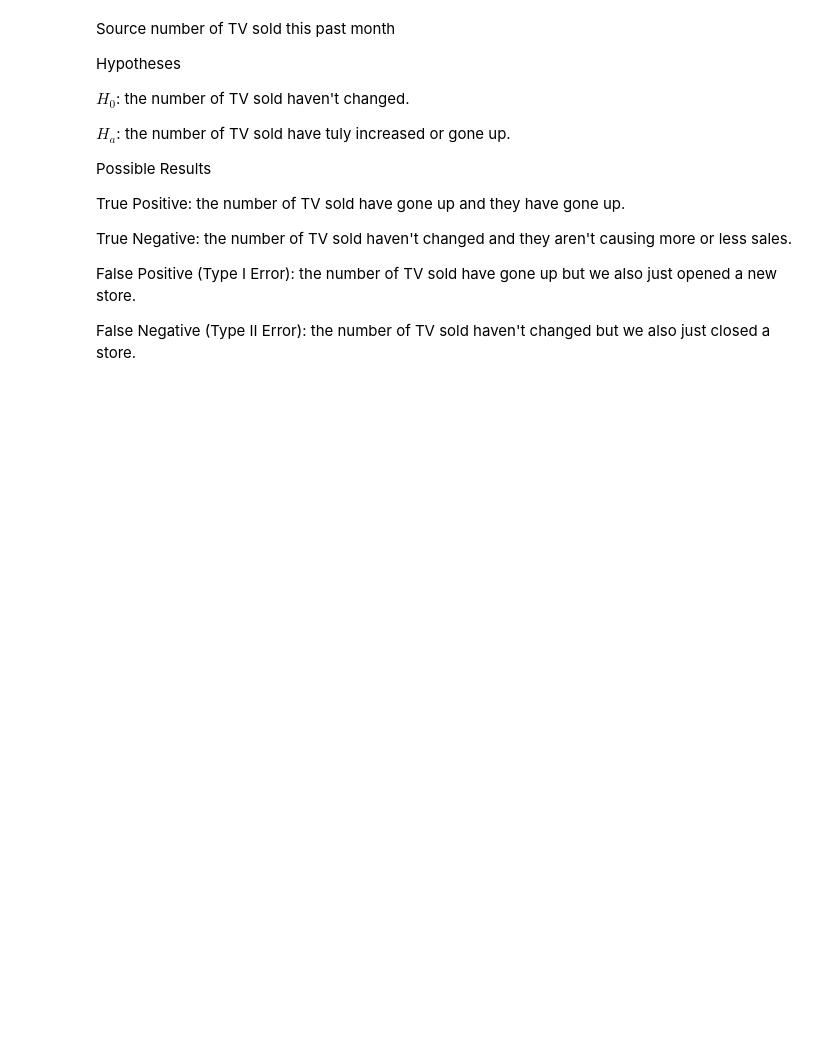
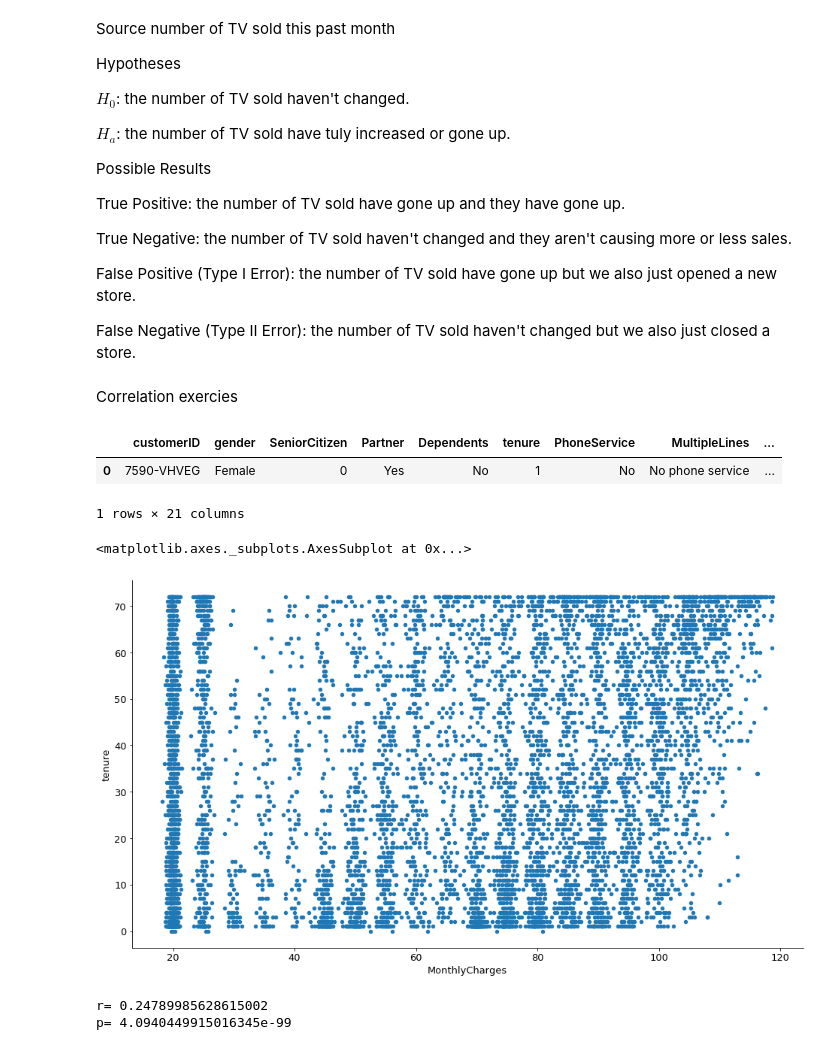
Before and after one commit to AI-Gomez/statistics-exercises, a Jupyter notebook: hypothesis_testing.ipynb, the cells around one changed output. Drawn from its saved outputs; the diff is of its cells as text; code cells hidden in the pictures; blank space fills up the shorter version.

```diff
--- a/hypothesis_testing.ipynb
+++ b/hypothesis_testing.ipynb
@@ -224,3 +224,34 @@ True Negative: the number of TV sold haven't changed and they aren't causing mor
 False Positive (Type I Error): the number of TV sold have gone up but we also just opened a new store.
 
 False Negative (Type II Error): the number of TV sold haven't changed but we also just closed a store.
+# %% [markdown]
+Correlation exercies
+# %%
+### Correlation Exercies
+#Use the telco_churn data. Does tenure correlate with monthly charges?
+#Total charges? What happens if you control for phone and internet service?
+from env import host, user, password
+def get_db_url(database, user=user, host=host, password=password):
+    return f'mysql+pymysql://{user}:{password}@{host}/{database}'
+
+df = pd.read_csv('/Users/cryptobandido/codeup-data-science/statistics-exercises/Cust_Churn_Telco.csv')
+df.head(1)
+# %% [output]
+|  | customerID | gender | SeniorCitizen | Partner | Dependents | tenure | PhoneService | MultipleLines | ... |
+| 0 | 7590-VHVEG | Female | 0 | Yes | No | 1 | No | No phone service | ... |
+1 rows × 21 columns
+# %%
+df.plot.scatter(y = 'tenure', x = 'MonthlyCharges')
+# %% [output]
+<matplotlib.axes._subplots.AxesSubplot at 0x...>
+[figure, added]
+# %%
+x = df.tenure
+y = df.MonthlyCharges
+
+r,p = stats.pearsonr(x,y)
+print('r=', r)
+print('p=', p)
+# %% [output]
+r= 0.24789985628615002
+p= 4.0940449915016345e-99
```
Also changed, not shown: parts of 4 cells of this notebook.
